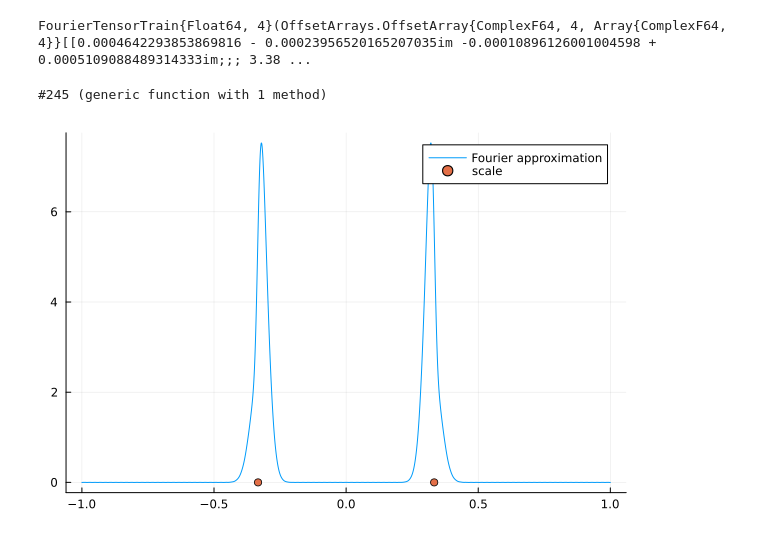
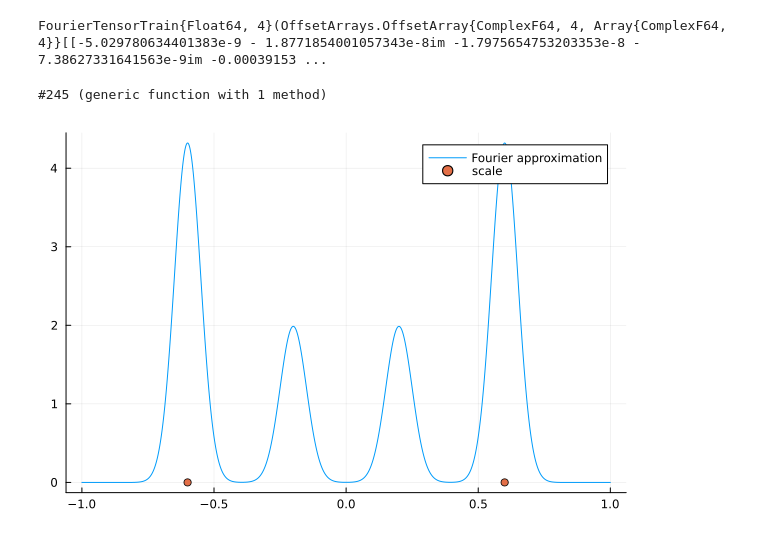
Before and after one commit to FedericoFlorio/MatrixProductBP.jl, a Jupyter notebook: check_convolution/check_convolution.ipynb, the cells around one changed output. Drawn from its saved outputs; the diff is of its cells as text; code cells hidden in the pictures.

```diff
--- a/check_convolution/check_convolution.ipynb
+++ b/check_convolution/check_convolution.ipynb
@@ -9,14 +9,14 @@ using TensorTrains, TensorCast, Tullio, Random, IterTools, Plots, JLD2
 using MatrixProductBP
 # %%
 tail = 1
-head = 2
+head = 5
 time = 3
 filename = "m_$tail-$head fourier.jld2"
 data = load(filename)
 
 Py_basis = data["conv_μ_notj"]
 # %% [output]
-FourierTensorTrain{Float64, 4}(OffsetArrays.OffsetArray{ComplexF64, 4, Array{ComplexF64, 4}}[[0.0004642293853869816 - 0.00023956520165207035im -0.00010896126001004598 + 0.0005109088489314333im;;; 3.38 ...
+FourierTensorTrain{Float64, 4}(OffsetArrays.OffsetArray{ComplexF64, 4, Array{ComplexF64, 4}}[[-5.029780634401383e-9 - 1.8771854001057343e-8im -1.7975654753203353e-8 - 7.38627331641563e-9im -0.00039153 ...
 # %%
 marg_basis = marginals(Py_basis |> marginalize,2.0)
 Pyt_basis = marg_basis[time]
@@ -25,7 +25,7 @@ Pyt_basis = marg_basis[time]
 # %%
 xplot = collect(-1:0.001:1)
 yplot = Pyt_basis.(xplot)
 plot(xplot, yplot, label="Fourier approximation")
-scatter!([-1/3,1/3],[0,0], label="scale")
+scatter!([-3/5,3/5],[0,0], label="scale")
 # %% [output]
-[figure, old version]
+[figure, new version]
```
Also changed, not shown: parts of 1 cell of this notebook, 9 other files.
